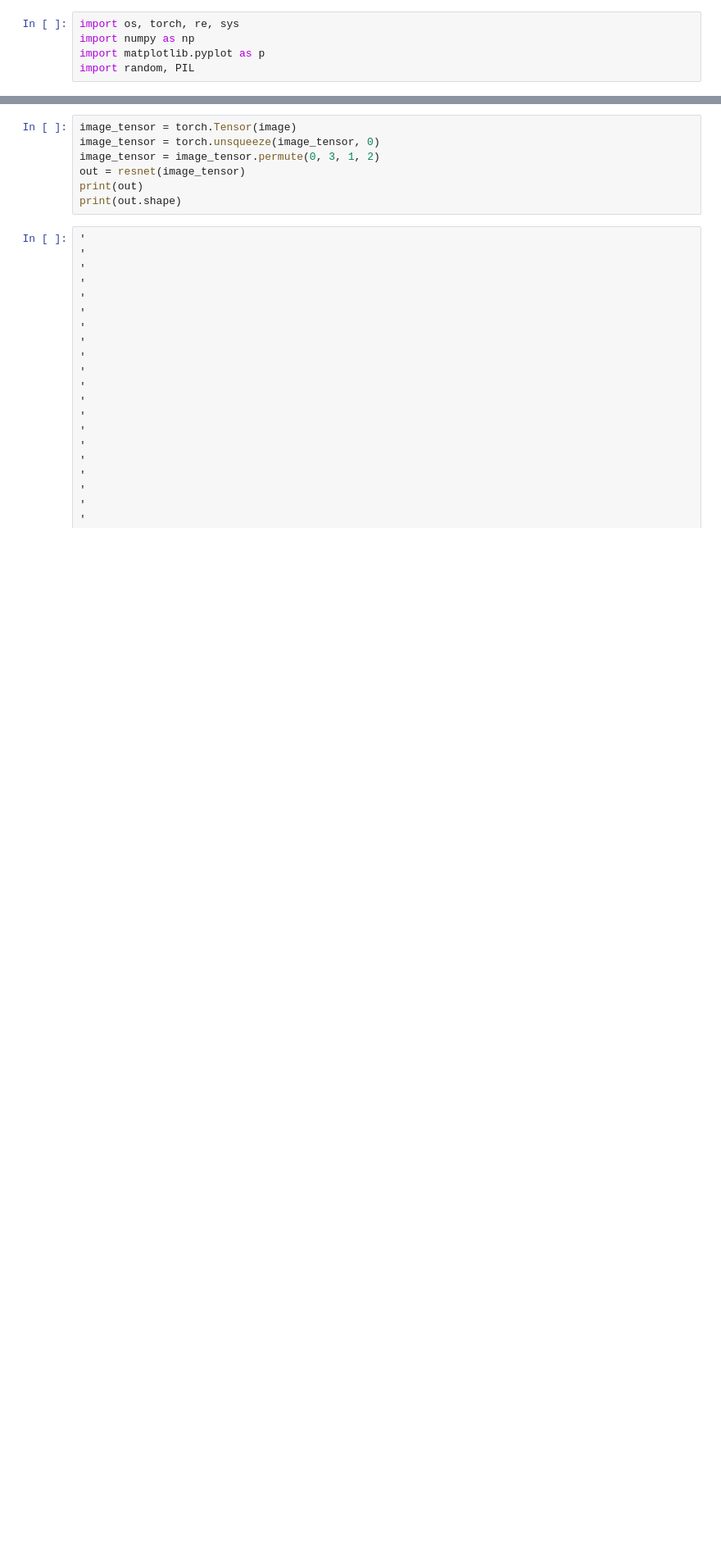
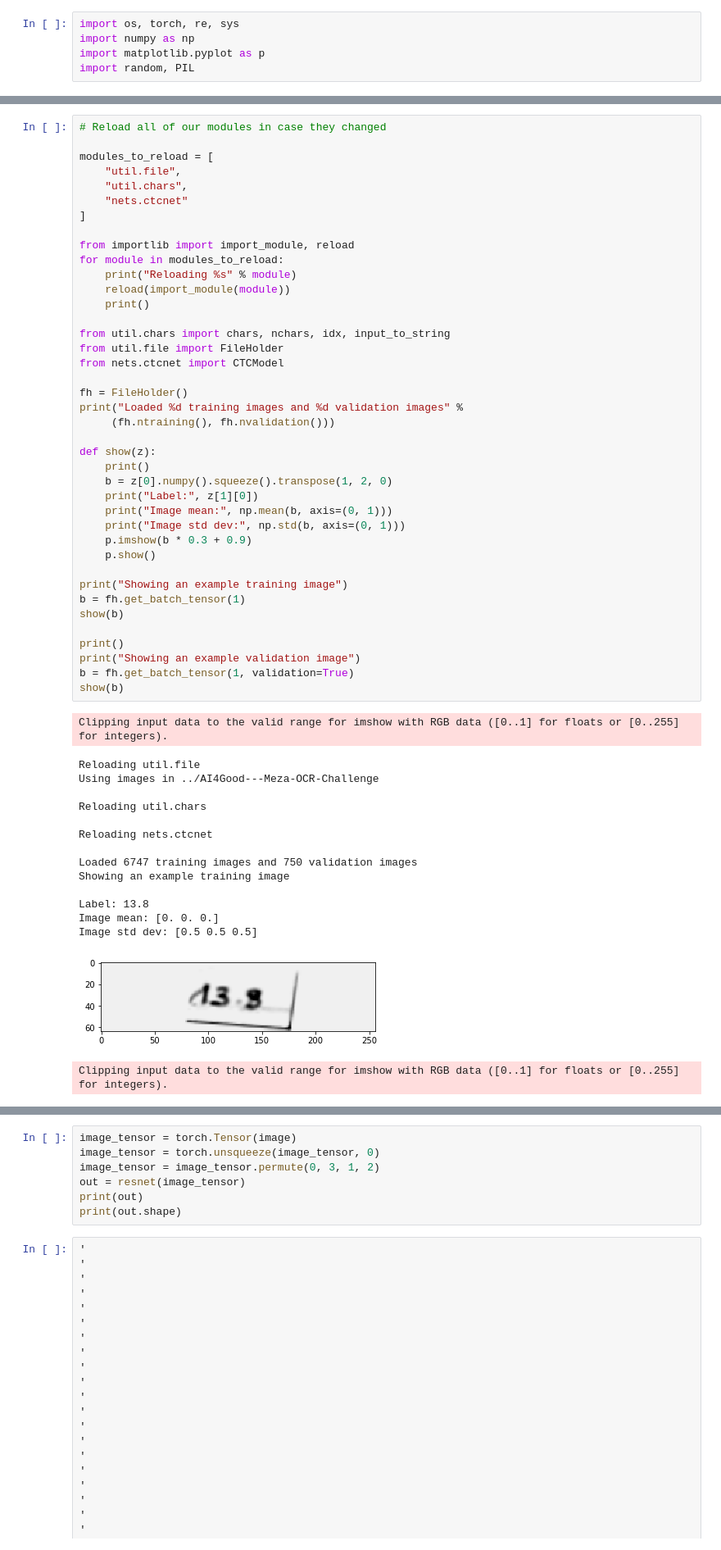
Before and after one commit to colaprograms/2019-hackathon-ocr-wymbah, a Jupyter notebook: notebooks/ctc_test.ipynb, the cells around one changed output, grey strips where cells are left out. Shown: that part at 82% size. Cells and saved outputs as stored; diff of their text form; blank space fills up the shorter version.

```diff
--- a/notebooks/ctc_test.ipynb
+++ b/notebooks/ctc_test.ipynb
@@ -216,0 +61,57 @@ run()
+# %%
+# Reload all of our modules in case they changed
+
+modules_to_reload = [
+    "util.file",
+    "util.chars",
+    "nets.ctcnet"
+]
+
+from importlib import import_module, reload
+for module in modules_to_reload:
+    print("Reloading %s" % module)
+    reload(import_module(module))
+    print()
+
+from util.chars import chars, nchars, idx, input_to_string
+from util.file import FileHolder
+from nets.ctcnet import CTCModel
+
+fh = FileHolder()
+print("Loaded %d training images and %d validation images" %
+     (fh.ntraining(), fh.nvalidation()))
+
+def show(z):
+    print()
+    b = z[0].numpy().squeeze().transpose(1, 2, 0)
+    print("Label:", z[1][0])
+    print("Image mean:", np.mean(b, axis=(0, 1)))
+    print("Image std dev:", np.std(b, axis=(0, 1)))
+    p.imshow(b * 0.3 + 0.9)
+    p.show()
+
+print("Showing an example training image")
+b = fh.get_batch_tensor(1)
+show(b)
+
+print()
+print("Showing an example validation image")
+b = fh.get_batch_tensor(1, validation=True)
+show(b)
+# %% [output]
+Clipping input data to the valid range for imshow with RGB data ([0..1] for floats or [0..255] for integers).
+Reloading util.file
+Using images in ../AI4Good---Meza-OCR-Challenge
+
+Reloading util.chars
+
+Reloading nets.ctcnet
+
+Loaded 6747 training images and 750 validation images
+Showing an example training image
+
+Label: 13.8
+Image mean: [0. 0. 0.]
+Image std dev: [0.5 0.5 0.5]
+[figure, added]
+Clipping input data to the valid range for imshow with RGB data ([0..1] for floats or [0..255] for integers).
```
Also changed, not shown: parts of 8 cells of this notebook, 2 other files.
